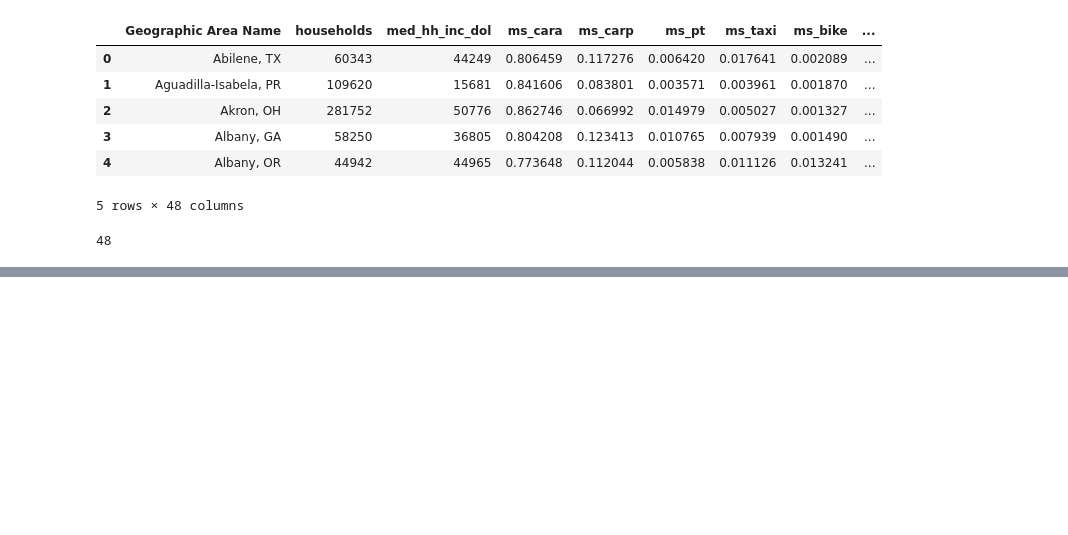
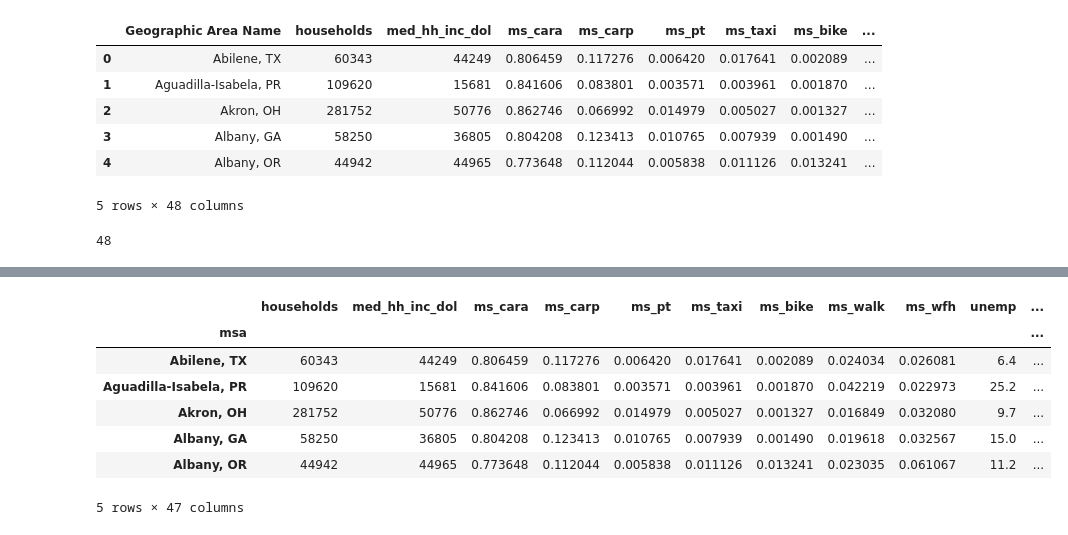
Before and after one commit to narslab/msa-emission-typologies, a Jupyter notebook: bin/jupyter/data-aggregation.ipynb, the cells around one changed output, grey strips where cells are left out. Saved outputs shown, nothing was run; the diff lists cells and outputs as text; code cells hidden in the pictures; blank space fills up the shorter version.

```diff
--- a/bin/jupyter/data-aggregation.ipynb
+++ b/bin/jupyter/data-aggregation.ipynb
@@ -92,3 +92,5 @@ df.head()
 len(df.columns)
 # %% [output]
 48
+# %%
+df = df.rename(columns = {"Geographic Area Name": "msa"})
@@ -110,6 +122,19 @@ len(df.columns)
 #output1 = ems1.merge(ems2, on=["Geographic Area Name"])
 #output2 = pd.merge(inc, trf, on= 'Geographic Area Name', how= 'inner')
 #output3 = pd.merge(ems3, data4, on= 'NAME', how= 'inner')
+# %%
+df = df.set_index('msa')
+# %%
+df.head()
+# %% [output]
+|  | households | med_hh_inc_dol | ms_cara | ms_carp | ms_pt | ms_taxi | ms_bike | ms_walk | ms_wfh | unemp | ... |
+| msa |  |  |  |  |  |  |  |  |  |  | ... |
+| Abilene, TX | 60343 | 44249 | 0.806459 | 0.117276 | 0.006420 | 0.017641 | 0.002089 | 0.024034 | 0.026081 | 6.4 | ... |
+| Aguadilla-Isabela, PR | 109620 | 15681 | 0.841606 | 0.083801 | 0.003571 | 0.003961 | 0.001870 | 0.042219 | 0.022973 | 25.2 | ... |
+| Akron, OH | 281752 | 50776 | 0.862746 | 0.066992 | 0.014979 | 0.005027 | 0.001327 | 0.016849 | 0.032080 | 9.7 | ... |
+| Albany, GA | 58250 | 36805 | 0.804208 | 0.123413 | 0.010765 | 0.007939 | 0.001490 | 0.019618 | 0.032567 | 15.0 | ... |
+| Albany, OR | 44942 | 44965 | 0.773648 | 0.112044 | 0.005838 | 0.011126 | 0.013241 | 0.023035 | 0.061067 | 11.2 | ... |
+5 rows × 47 columns
 # %%
 # saving csv
 from pathlib import Path
```
Also changed, not shown: parts of 1 cell of this notebook, 2 other files.
